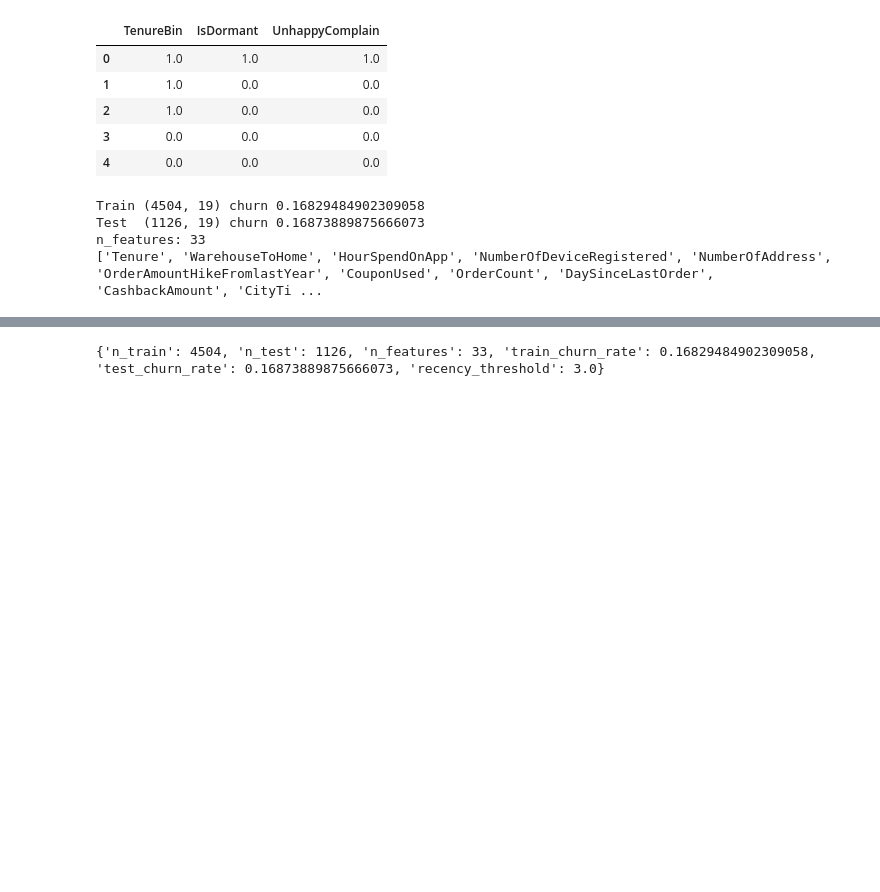
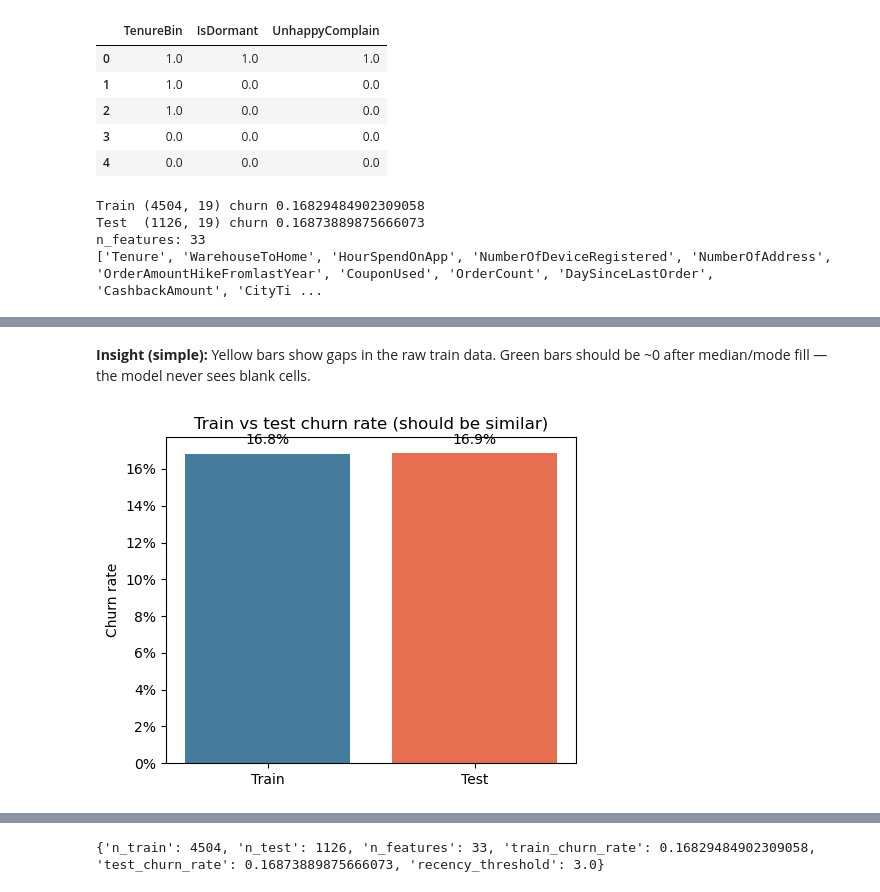
Before and after one commit to IshanWijekoon/ecommerce-customer-churn-prediction, a Jupyter notebook: notebooks/03_Data_Preprocessing.ipynb, the cells around one changed output, grey strips where cells are left out. Drawn from its saved outputs; the diff is of its cells as text; code cells hidden in the pictures; blank space fills up the shorter version.

```diff
--- a/notebooks/03_Data_Preprocessing.ipynb
+++ b/notebooks/03_Data_Preprocessing.ipynb
@@ -166,0 +197,17 @@ n_features: 33
+# %% [markdown]
+**Insight (simple):** Yellow bars show gaps in the raw train data. Green bars should be ~0 after median/mode fill — the model never sees blank cells.
+# %%
+# 2) Train vs test churn rate (stratified split check)
+fig, ax = plt.subplots(figsize=(5, 4))
+rates = [float(y_train.mean()), float(y_test.mean())]
+bars = ax.bar(["Train", "Test"], rates, color=["#457b9d", "#e76f51"])
+ax.set_ylabel("Churn rate")
+ax.set_title("Train vs test churn rate (should be similar)")
+ax.yaxis.set_major_formatter(plt.FuncFormatter(lambda x, _: f"{x:.0%}"))
+for b, r in zip(bars, rates):
+    ax.text(b.get_x() + b.get_width() / 2, r + 0.005, f"{r:.1%}", ha="center")
+fig.tight_layout()
+fig.savefig(FIGURES_DIR / "03_train_test_churn.png", dpi=150)
+plt.show()
+# %% [output]
+[figure, added]
```
Also changed, not shown: parts of 6 cells of this notebook, 11 other files.
